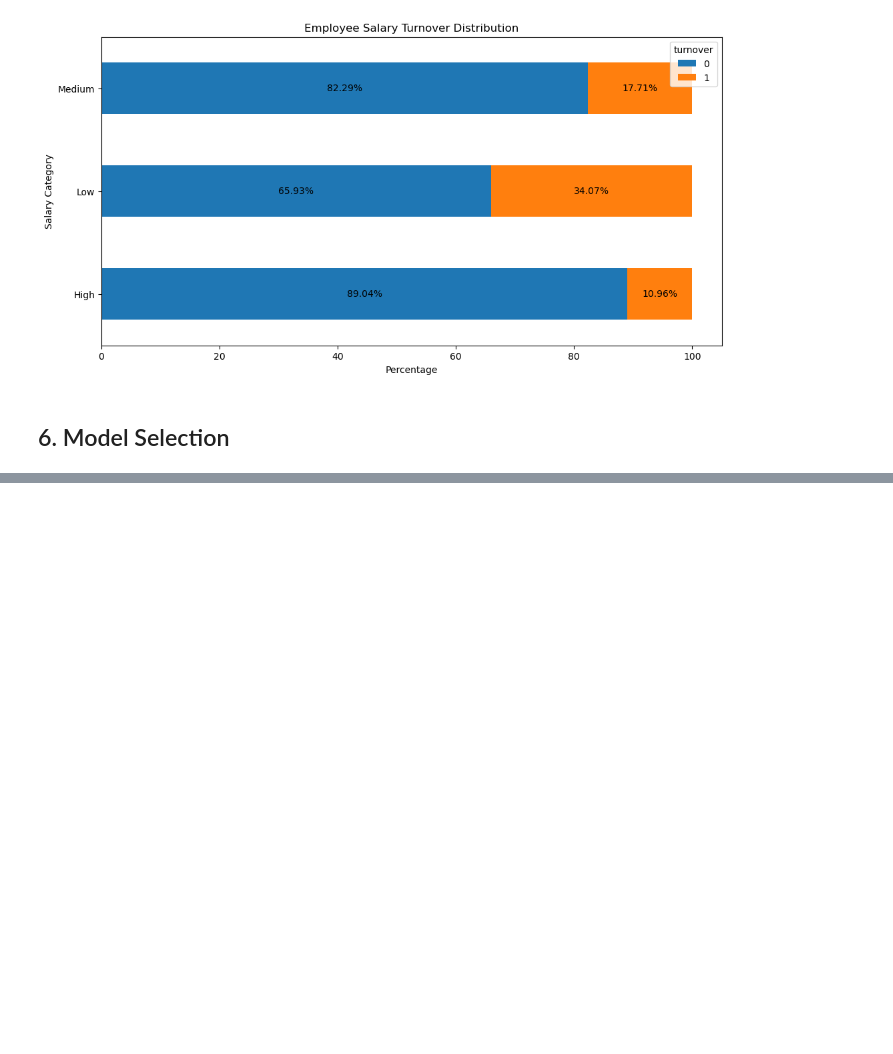
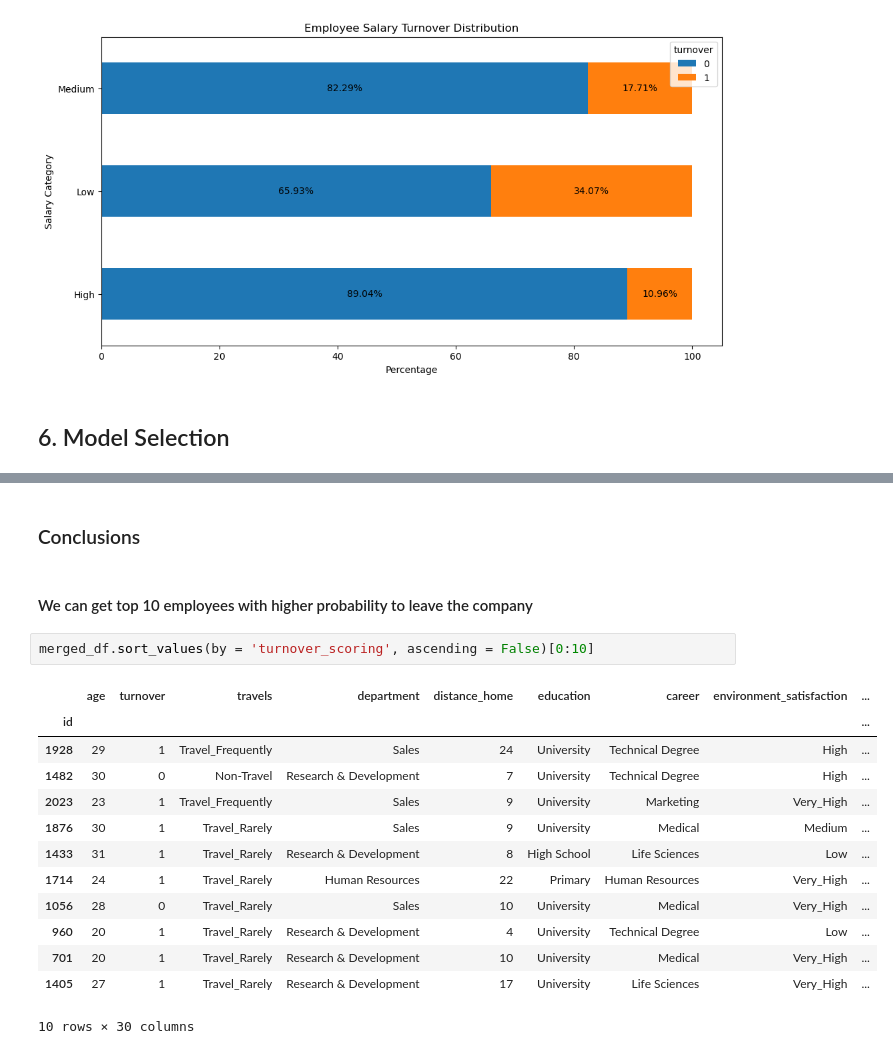
Before and after one commit to jalexisg/PDA-Data-Science-project, a Jupyter notebook: project.ipynb, the cells around one changed output, grey strips where cells are left out. Cells and saved outputs as stored; diff of their text form; blank space fills up the shorter version.

```diff
--- a/project.ipynb
+++ b/project.ipynb
@@ -458,0 +612,20 @@ plt.show()
+# %% [markdown]
+### Conclusions
+# %% [markdown]
+#### We can get top 10 employees with higher probability to leave the company
+# %%
+merged_df.sort_values(by = 'turnover_scoring', ascending = False)[0:10]
+# %% [output]
+|  | age | turnover | travels | department | distance_home | education | career | environment_satisfaction | ... |
+| id |  |  |  |  |  |  |  |  | ... |
+| 1928 | 29 | 1 | Travel_Frequently | Sales | 24 | University | Technical Degree | High | ... |
+| 1482 | 30 | 0 | Non-Travel | Research & Development | 7 | University | Technical Degree | High | ... |
+| 2023 | 23 | 1 | Travel_Frequently | Sales | 9 | University | Marketing | Very_High | ... |
+| 1876 | 30 | 1 | Travel_Rarely | Sales | 9 | University | Medical | Medium | ... |
+| 1433 | 31 | 1 | Travel_Rarely | Research & Development | 8 | High School | Life Sciences | Low | ... |
+| 1714 | 24 | 1 | Travel_Rarely | Human Resources | 22 | Primary | Human Resources | Very_High | ... |
+| 1056 | 28 | 0 | Travel_Rarely | Sales | 10 | University | Medical | Very_High | ... |
+| 960 | 20 | 1 | Travel_Rarely | Research & Development | 4 | University | Technical Degree | Low | ... |
+| 701 | 20 | 1 | Travel_Rarely | Research & Development | 10 | University | Medical | Very_High | ... |
+| 1405 | 27 | 1 | Travel_Rarely | Research & Development | 17 | University | Life Sciences | Very_High | ... |
+10 rows × 30 columns
```
Also changed, not shown: parts of 34 cells of this notebook, 1 other file.
